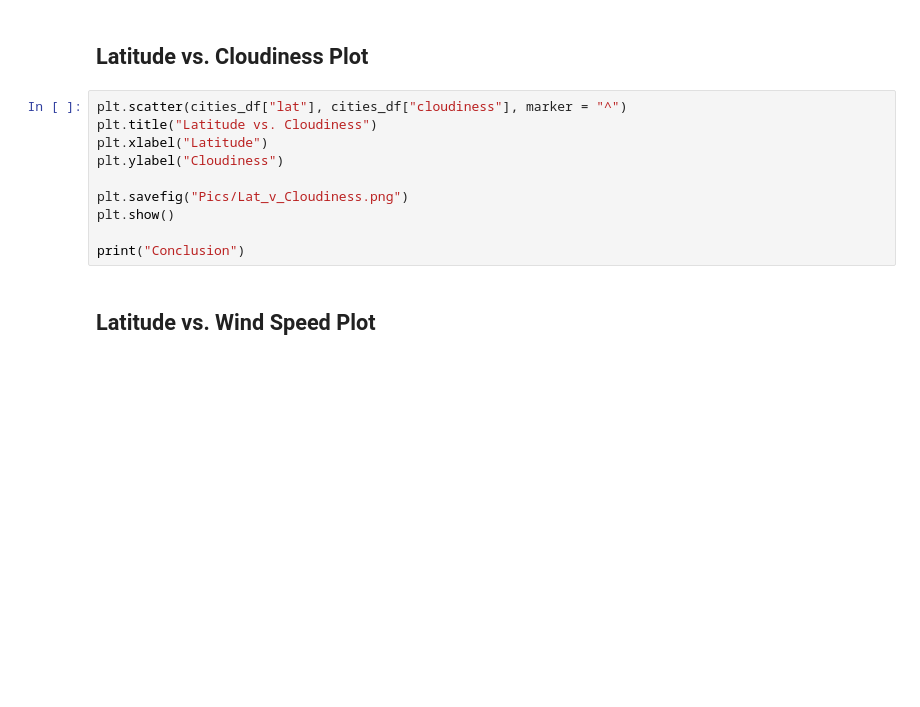
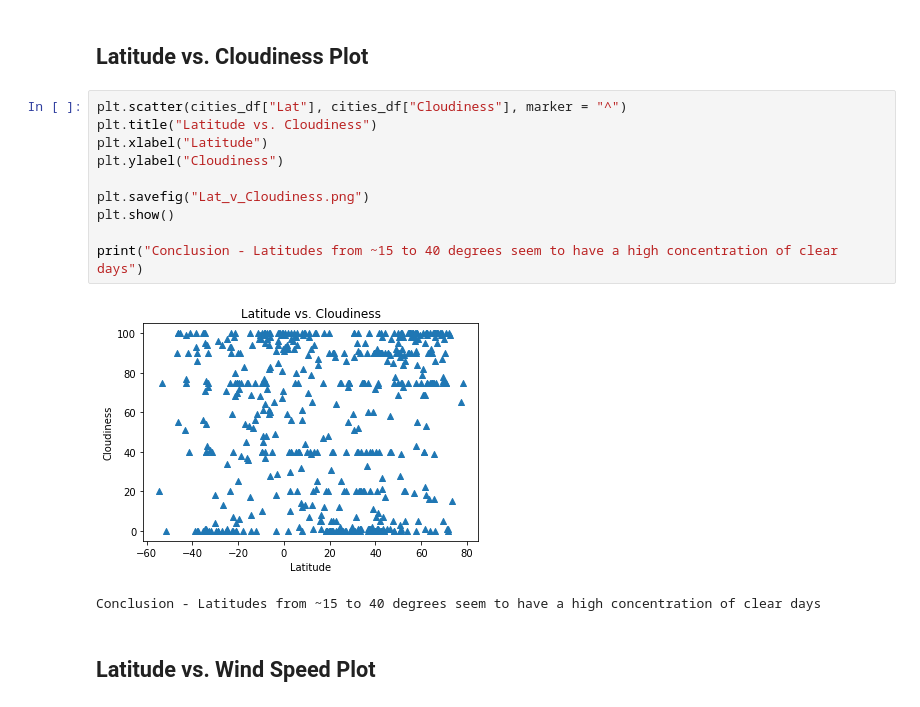
Before and after one commit to FLtoCOTransplant/api_challenge, a Jupyter notebook: weatherpy/WeatherPy.ipynb, the cells around one changed output. Drawn from its saved outputs; the diff is of its cells as text; blank space fills up the shorter version.

```diff
--- a/weatherpy/WeatherPy.ipynb
+++ b/weatherpy/WeatherPy.ipynb
@@ -196,15 +199,18 @@ print("Conclusion")
 # %% [markdown]
 ## Latitude vs. Cloudiness Plot
 # %%
-plt.scatter(cities_df["lat"], cities_df["cloudiness"], marker = "^")
+plt.scatter(cities_df["Lat"], cities_df["Cloudiness"], marker = "^")
 plt.title("Latitude vs. Cloudiness")
 plt.xlabel("Latitude")
 plt.ylabel("Cloudiness")
 
-plt.savefig("Pics/Lat_v_Cloudiness.png")
+plt.savefig("Lat_v_Cloudiness.png")
 plt.show()
 
-print("Conclusion")
+print("Conclusion - Latitudes from ~15 to 40 degrees seem to have a high concentration of clear days")
+# %% [output]
+[figure, added]
+Conclusion - Latitudes from ~15 to 40 degrees seem to have a high concentration of clear days
 # %% [markdown]
 ## Latitude vs. Wind Speed Plot
 # %%
```
Also changed, not shown: parts of 2 cells of this notebook, 2 other files.
